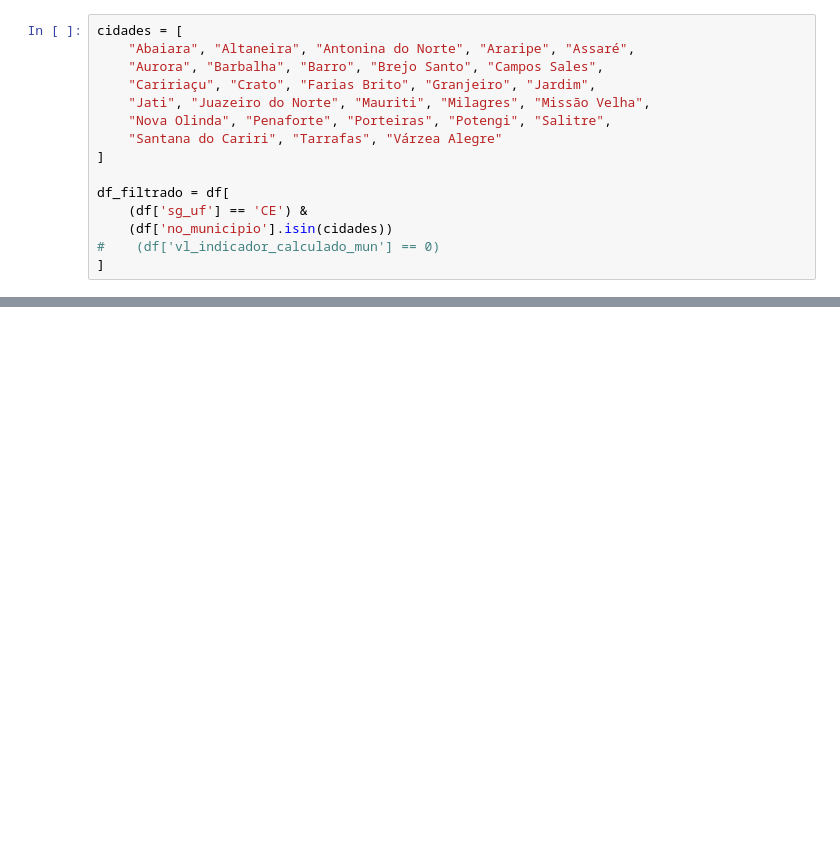
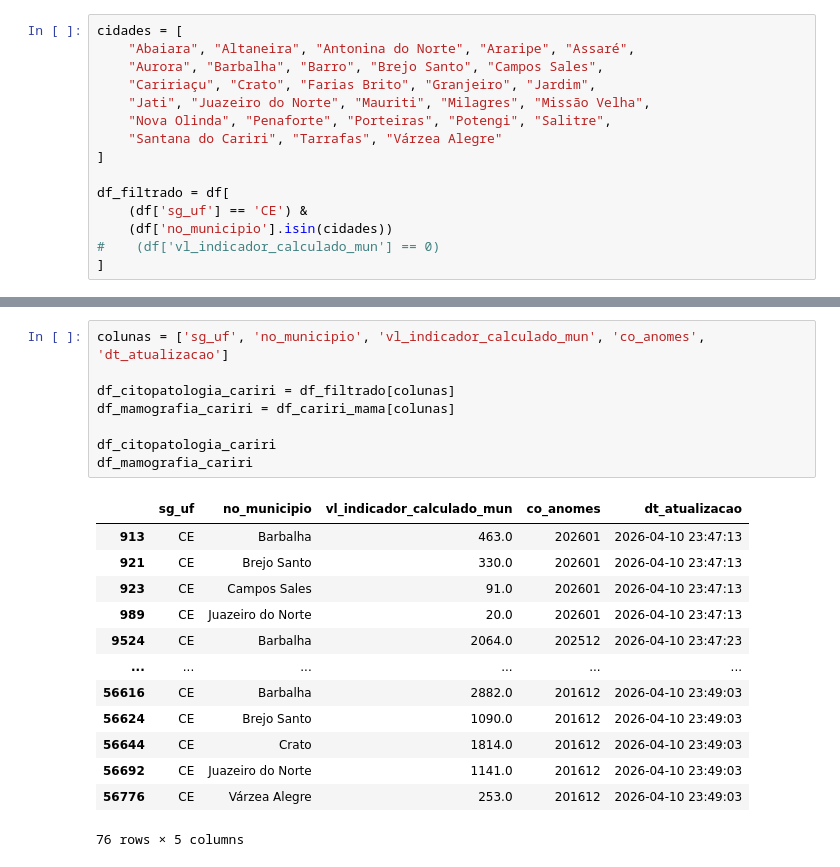
Before and after one commit to TeclaFernandes/Projeto_Analise_Dados_EC_SI_S5, a Jupyter notebook: Notebooks/N1/Notebook5.ipynb, the cells around one changed output, grey strips where cells are left out. Drawn from its saved outputs; the diff is of its cells as text; blank space fills up the shorter version.

```diff
--- a/Notebooks/N1/Notebook5.ipynb
+++ b/Notebooks/N1/Notebook5.ipynb
@@ -71,0 +134,22 @@ df_filtrado.groupby('no_municipio').size().reset_index(name='quantidade')
+# %%
+colunas = ['sg_uf', 'no_municipio', 'vl_indicador_calculado_mun', 'co_anomes', 'dt_atualizacao']
+
+df_citopatologia_cariri = df_filtrado[colunas]
+df_mamografia_cariri = df_cariri_mama[colunas]
+
+df_citopatologia_cariri
+df_mamografia_cariri
+# %% [output]
+|  | sg_uf | no_municipio | vl_indicador_calculado_mun | co_anomes | dt_atualizacao |
+| 913 | CE | Barbalha | 463.0 | 202601 | 2026-04-10 23:47:13 |
+| 921 | CE | Brejo Santo | 330.0 | 202601 | 2026-04-10 23:47:13 |
+| 923 | CE | Campos Sales | 91.0 | 202601 | 2026-04-10 23:47:13 |
+| 989 | CE | Juazeiro do Norte | 20.0 | 202601 | 2026-04-10 23:47:13 |
+| 9524 | CE | Barbalha | 2064.0 | 202512 | 2026-04-10 23:47:23 |
+| ... | ... | ... | ... | ... | ... |
+| 56616 | CE | Barbalha | 2882.0 | 201612 | 2026-04-10 23:49:03 |
+| 56624 | CE | Brejo Santo | 1090.0 | 201612 | 2026-04-10 23:49:03 |
+| 56644 | CE | Crato | 1814.0 | 201612 | 2026-04-10 23:49:03 |
+| 56692 | CE | Juazeiro do Norte | 1141.0 | 201612 | 2026-04-10 23:49:03 |
+| 56776 | CE | Várzea Alegre | 253.0 | 201612 | 2026-04-10 23:49:03 |
+76 rows × 5 columns
```
Also changed, not shown: parts of 7 cells of this notebook, 3 other files.
